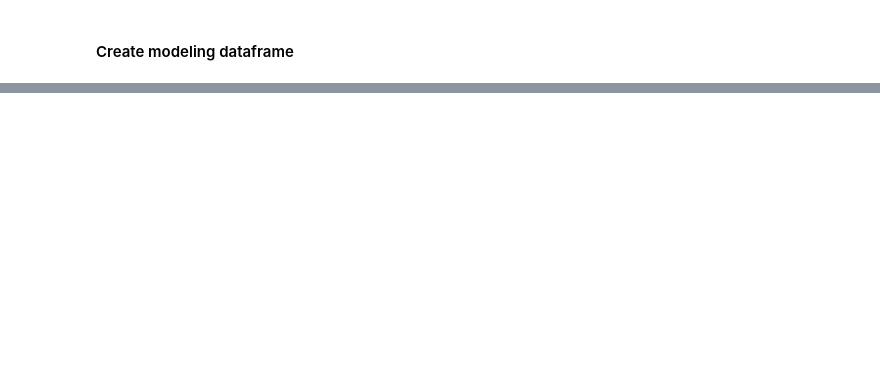
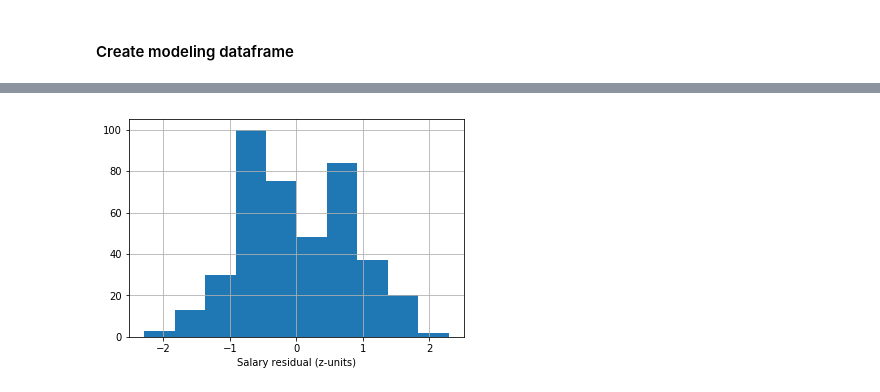
Before and after one commit to map222/trailofpapers, a Jupyter notebook: sentiment_sports/nfl-sentiment.ipynb, the cells around one changed output, grey strips where cells are left out. Drawn from its saved outputs; the diff is of its cells as text; code cells hidden in the pictures; blank space fills up the shorter version.

```diff
--- a/sentiment_sports/nfl-sentiment.ipynb
+++ b/sentiment_sports/nfl-sentiment.ipynb
@@ -562,0 +632,5 @@ Index(['fuzzy_name', 'year', 'compound_mean_mean', 'compound_mean_std',
+# %%
+fit_df['std_salary_resid'].hist();
+plt.xlabel('Salary residual (z-units)');
+# %% [output]
+[figure, added]
```
Also changed, not shown: parts of 27 cells of this notebook, 4 other files.
